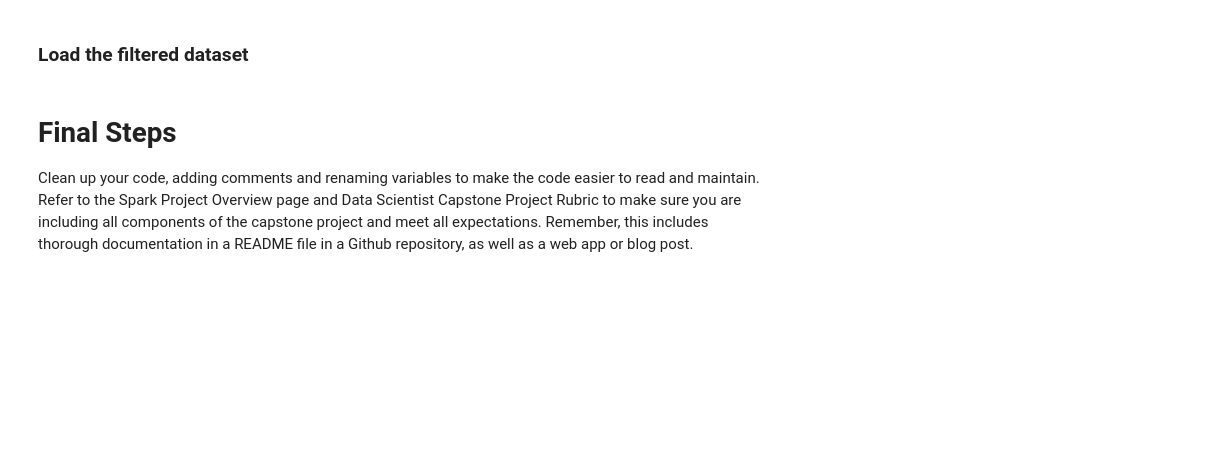
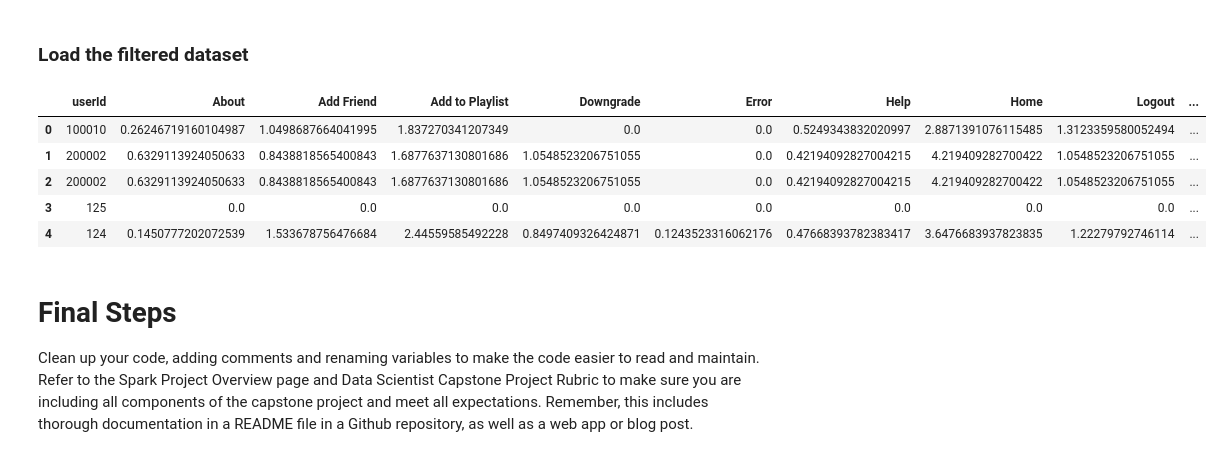
Before and after one commit to ds-praveenkumar/sparkify, a Jupyter notebook: Sparkify.ipynb, the cells around one changed output. Drawn from its saved outputs; the diff is of its cells as text; code cells hidden in the pictures; blank space fills up the shorter version.

Commit message:
final dataset created

```diff
--- a/Sparkify.ipynb
+++ b/Sparkify.ipynb
@@ -963,9 +958,16 @@ Split the full dataset into train, test, and validation sets. Test out several o
 # %% [markdown]
 ### Load the filtered dataset
 # %%
-final_df = spark.read.csv('saved_user_dataset.CSV', header = True)
-final_df = final_df.toPandas()
-final_df.head()
+raw_df = sc.read.csv('final_dataset.CSV', header = True)
+raw_df = raw_df.toPandas()
+raw_df.head()
+# %% [output]
+|  | userId | About | Add Friend | Add to Playlist | Downgrade | Error | Help | Home | Logout | ... |
+| 0 | 100010 | 0.26246719160104987 | 1.0498687664041995 | 1.837270341207349 | 0.0 | 0.0 | 0.5249343832020997 | 2.8871391076115485 | 1.3123359580052494 | ... |
+| 1 | 200002 | 0.6329113924050633 | 0.8438818565400843 | 1.6877637130801686 | 1.0548523206751055 | 0.0 | 0.42194092827004215 | 4.219409282700422 | 1.0548523206751055 | ... |
+| 2 | 200002 | 0.6329113924050633 | 0.8438818565400843 | 1.6877637130801686 | 1.0548523206751055 | 0.0 | 0.42194092827004215 | 4.219409282700422 | 1.0548523206751055 | ... |
+| 3 | 125 | 0.0 | 0.0 | 0.0 | 0.0 | 0.0 | 0.0 | 0.0 | 0.0 | ... |
+| 4 | 124 | 0.1450777202072539 | 1.533678756476684 | 2.44559585492228 | 0.8497409326424871 | 0.1243523316062176 | 0.47668393782383417 | 3.6476683937823835 | 1.22279792746114 | ... |
 # %%
 final_df.printSchema()
 # %%
```
Also changed, not shown: parts of 21 cells of this notebook.
